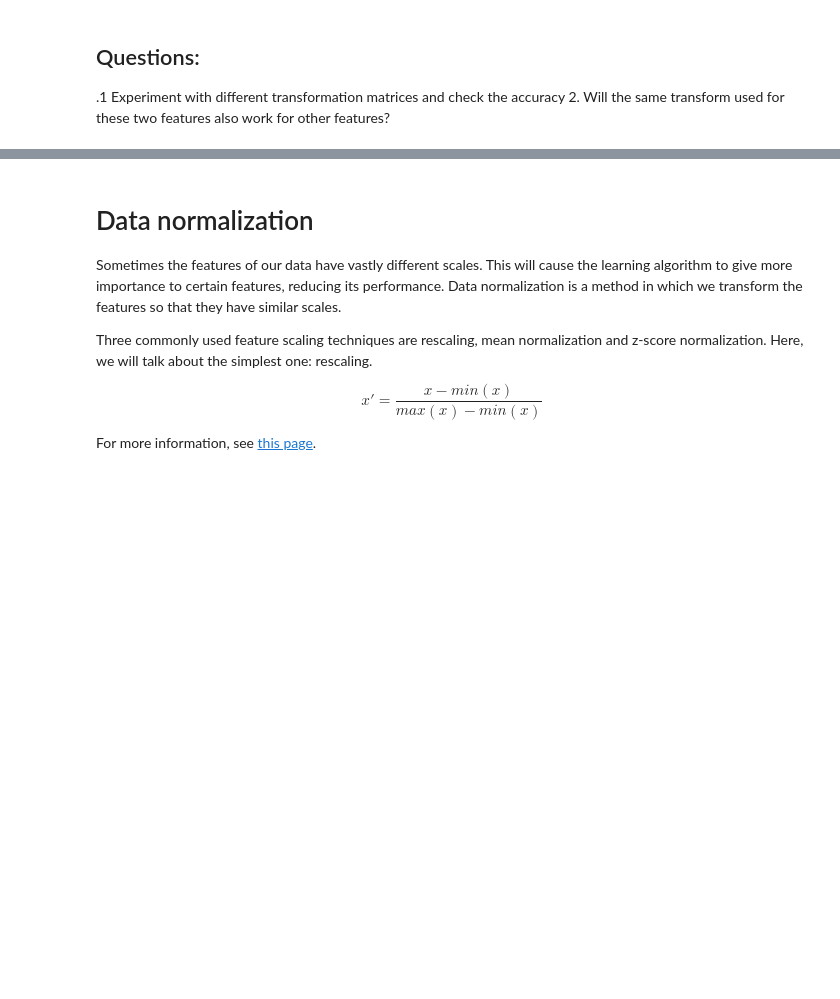
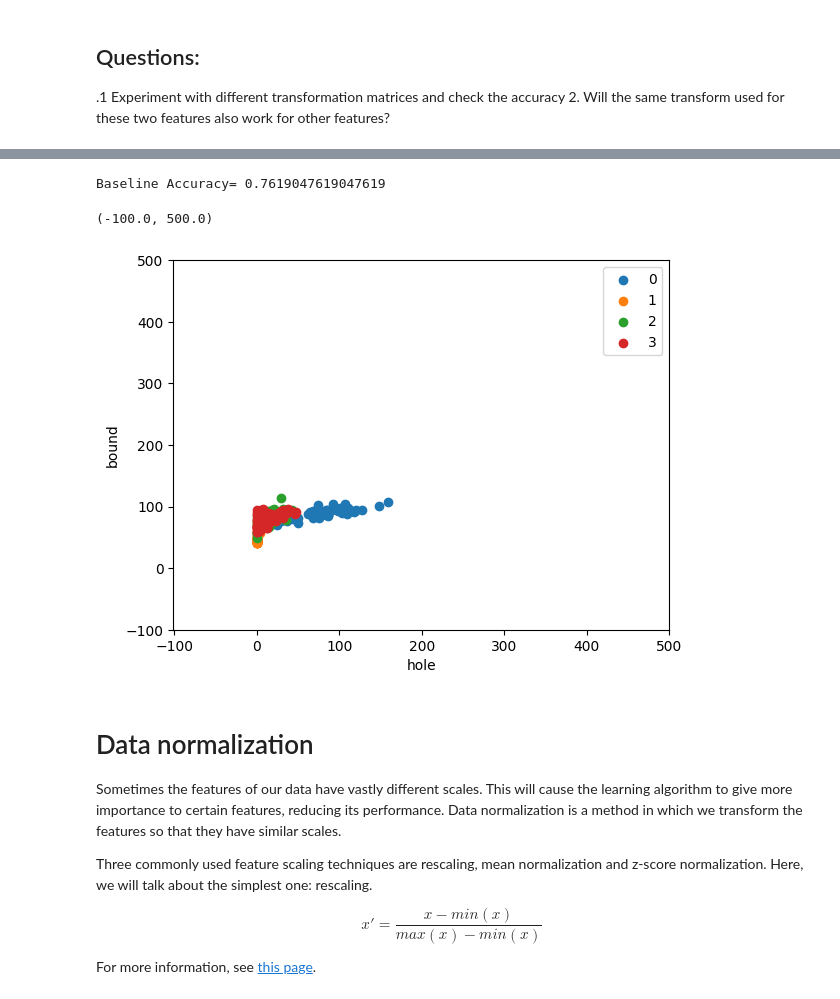
Before and after one commit to manikanta-reddy0007/FMML-22B21A4435, a Jupyter notebook: Module_01_Lab_04_LinearAlgebra.ipynb, the cells around one changed output, grey strips where cells are left out. Drawn from its saved outputs; the diff is of its cells as text; code cells hidden in the pictures; blank space fills up the shorter version.

```diff
--- a/Module_01_Lab_04_LinearAlgebra.ipynb
+++ b/Module_01_Lab_04_LinearAlgebra.ipynb
@@ -351,0 +361,8 @@ Keep in mind that the optimal transformation matrix may vary depending on the sp
+# %%
+
+#Base line Accurancy for others features
+test_pred=NN(train_feats,train_y,test_feats)
+acc=Accuracy(test_y,test_pred)
+print('Baseline Accuracy=',acc)
+# %% [output]
+Baseline Accuracy= 0.7619047619047619
@@ -352,3 +374,10 @@ Keep in mind that the optimal transformation matrix may vary depending on the sp
+# %%
+fig,ax=plotData(train_feats,train_y)
+ax.set_xlim(xlim)
+ax.set_ylim(ylim)
+# %% [output]
+(-100.0, 500.0)
+[figure, added]
 # %% [markdown]
 # Data normalization
 
```
Also changed, not shown: parts of 9 cells of this notebook.
